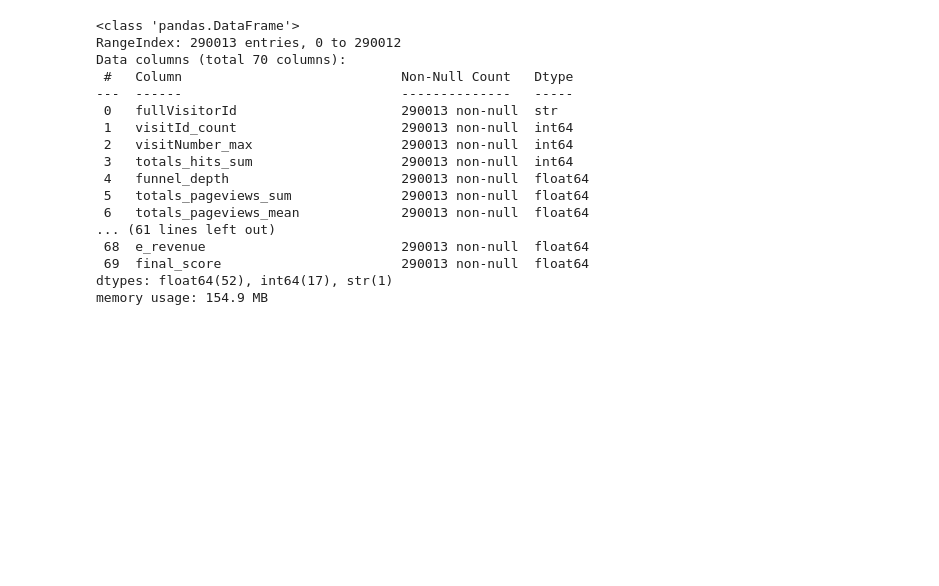
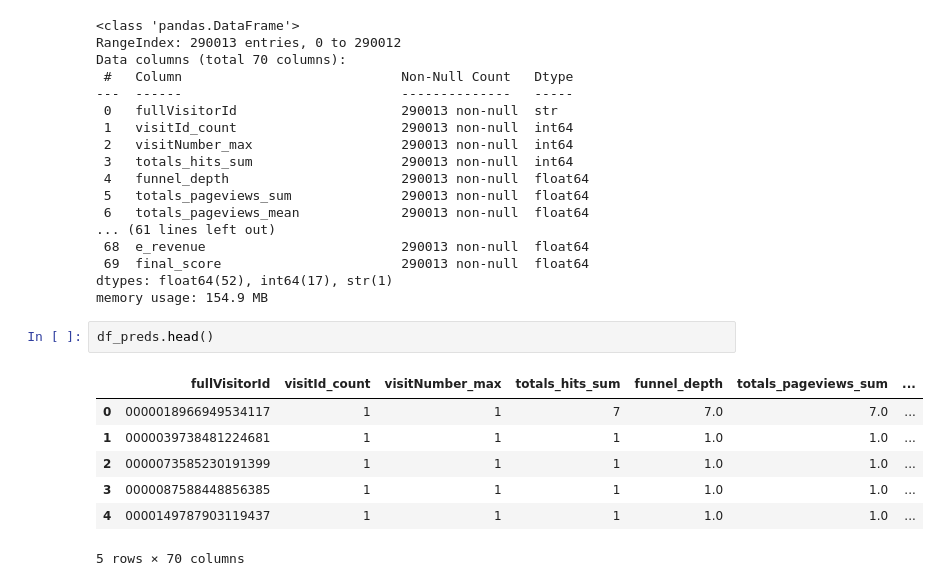
Before and after one commit to groups2/data_driven_marketing, a Jupyter notebook: Notebooks/test_predict.ipynb, the cells around one changed output. Cells and saved outputs as stored; diff of their text form; blank space fills up the shorter version.

```diff
--- a/Notebooks/test_predict.ipynb
+++ b/Notebooks/test_predict.ipynb
@@ -97,3 +99,13 @@ Data columns (total 70 columns):
  69  final_score                       290013 non-null  float64
 dtypes: float64(52), int64(17), str(1)
 memory usage: 154.9 MB
+# %%
+df_preds.head()
+# %% [output]
+|  | fullVisitorId | visitId_count | visitNumber_max | totals_hits_sum | funnel_depth | totals_pageviews_sum | ... |
+| 0 | 0000018966949534117 | 1 | 1 | 7 | 7.0 | 7.0 | ... |
+| 1 | 0000039738481224681 | 1 | 1 | 1 | 1.0 | 1.0 | ... |
+| 2 | 0000073585230191399 | 1 | 1 | 1 | 1.0 | 1.0 | ... |
+| 3 | 0000087588448856385 | 1 | 1 | 1 | 1.0 | 1.0 | ... |
+| 4 | 0000149787903119437 | 1 | 1 | 1 | 1.0 | 1.0 | ... |
+5 rows × 70 columns
```
Also changed, not shown: parts of 1 cell of this notebook.
